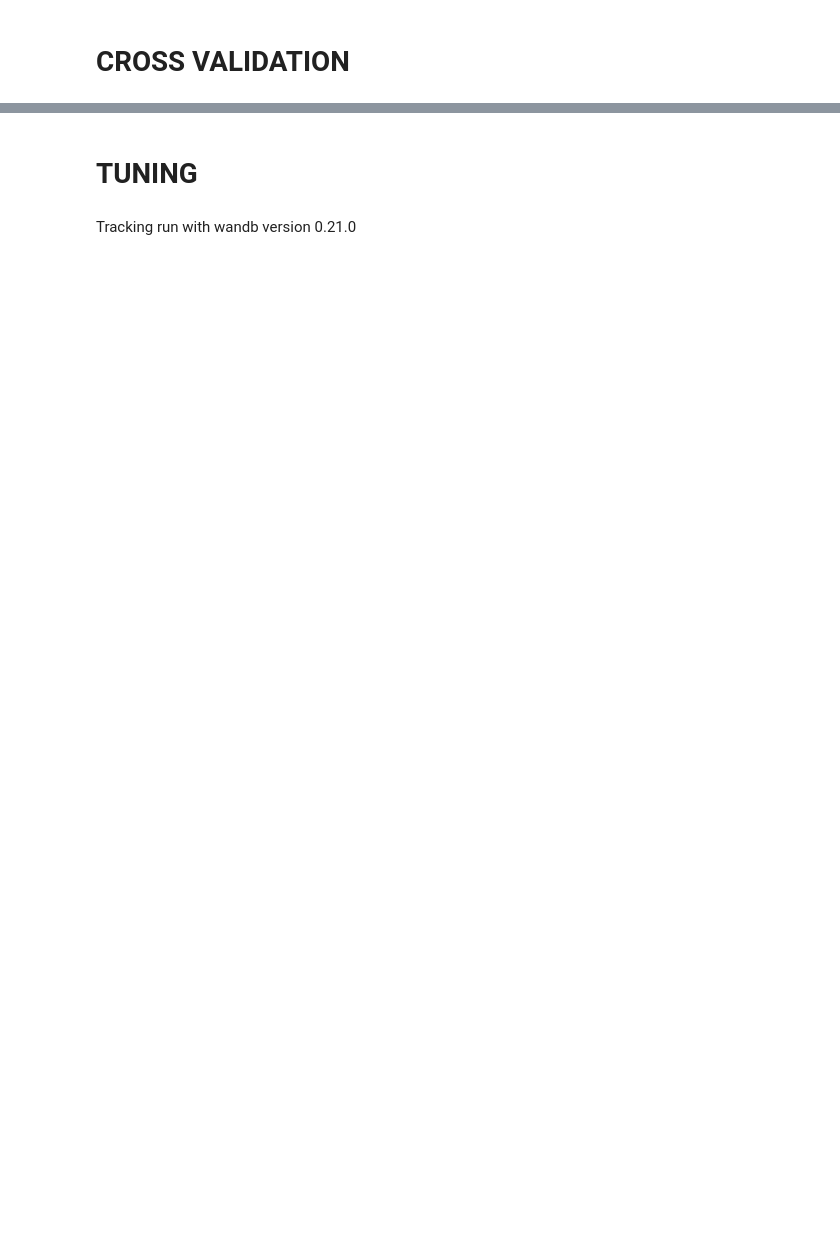
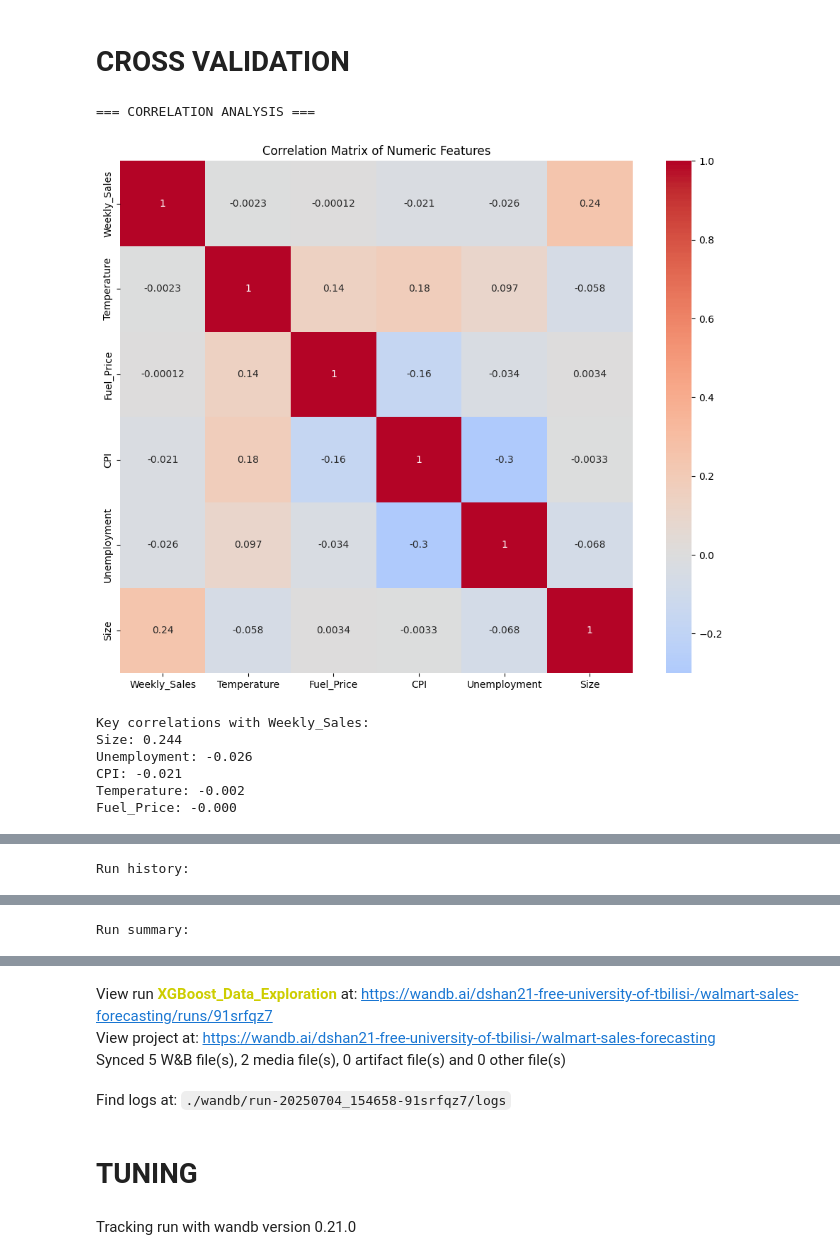
Before and after one commit to wrymp/Final-Project-Walmart-Recruiting---Store-Sales-Forecasting, a Jupyter notebook: model_experiment_XGBoost.ipynb, the cells around one changed output, grey strips where cells are left out. Saved outputs shown, nothing was run; the diff lists cells and outputs as text; code cells hidden in the pictures; blank space fills up the shorter version.

```diff
--- a/model_experiment_XGBoost.ipynb
+++ b/model_experiment_XGBoost.ipynb
@@ -381,52 +262,32 @@ Find logs at: ./wandb/run-20250703_214047-vcptey85/logs
 # %% [markdown]
 # CROSS VALIDATION
 # %%
-def weighted_mean_absolute_error(y_true, y_pred, weights=None):
-    """Calculate Weighted Mean Absolute Error (Kaggle metric)"""
-    if weights is None:
-        weights = np.ones(len(y_true))
-    return np.sum(weights * np.abs(y_true - y_pred)) / np.sum(weights)
+# Correlation analysis
+print("\n=== CORRELATION ANALYSIS ===")
+numeric_cols = ['Weekly_Sales', 'Temperature', 'Fuel_Price', 'CPI', 'Unemployment', 'Size']
+correlation_matrix = data[numeric_cols].corr()
 
-def time_series_cv_xgboost(X, y, params, n_splits=5, run_name="CV"):
-    """Time series cross-validation for XGBoost"""
-    tscv = TimeSeriesSplit(n_splits=n_splits)
-    cv_scores = []
-    fold_results = []
+plt.figure(figsize=(10, 8))
+sns.heatmap(correlation_matrix, annot=True, cmap='coolwarm', center=0, square=True)
+plt.title('Correlation Matrix of Numeric Features')
+plt.tight_layout()
+plt.savefig('correlation_matrix.png', dpi=300, bbox_inches='tight')
+wandb.log({"correlation_matrix": wandb.Image('correlation_matrix.png')})
+plt.show()
 
-    for fold, (train_idx, val_idx) in enumerate(tscv.split(X)):
-        X_train_fold, X_val_fold = X.iloc[train_idx], X.iloc[val_idx]
-        y_train_fold, y_val_fold = y[train_idx], y[val_idx]
+print("Key correlations with Weekly_Sales:")
+sales_corr = correlation_matrix['Weekly_Sales'].sort_values(key=abs, ascending=False)
+for feature, corr in sales_corr.items():
+    if feature != 'Weekly_Sales':
+        print(f"{feature}: {corr:.3f}")
 
-        # Create XGBoost datasets
-        dtrain = xgb.DMatrix(X_train_fold, label=y_train_fold)
-        dval = xgb.DMatrix(X_val_fold, label=y_val_fold)
-
-        # Train model
-        model = xgb.train(
-            params=params,
-            dtrain=dtrain,
-            num_boost_round=1000,
-            evals=[(dval, 'validation')],
-            early_stopping_rounds=50,
-            verbose_eval=False
-        )
-
-        # Predict and evaluate
-        y_pred = model.predict(dval)
-
-        # Calculate MAE
-        mae = mean_absolute_error(y_val_fold, y_pred)
-        cv_scores.append(mae)
-        fold_results.append({
-            f"fold_{fold+1}_mae": mae,
-            f"fold_{fold+1}_train_size": len(train_idx),
-            f"fold_{fold+1}_val_size": len(val_idx)
-        })
-
-        print(f"Fold {fold + 1} MAE: {mae:.4f}")
-
-    # Log fold results to wandb
-    for fold_result in fold_results:
-        wandb.log(fold_result)
-
-    return cv_scores
+wandb.finish()
+# %% [output]
+=== CORRELATION ANALYSIS ===
+[figure, added]
+Key correlations with Weekly_Sales:
+Size: 0.244
+Unemployment: -0.026
+CPI: -0.021
+Temperature: -0.002
+Fuel_Price: -0.000
@@ -432,0 +295 @@ def time_series_cv_xgboost(X, y, params, n_splits=5, run_name="CV"):
+Run history:
@@ -432,0 +308 @@ def time_series_cv_xgboost(X, y, params, n_splits=5, run_name="CV"):
+Run summary:
@@ -433,3 +321,7 @@ def time_series_cv_xgboost(X, y, params, n_splits=5, run_name="CV"):
+View run XGBoost_Data_Exploration at: https://wandb.ai/dshan21-free-university-of-tbilisi-/walmart-sales-forecasting/runs/91srfqz7
+View project at: https://wandb.ai/dshan21-free-university-of-tbilisi-/walmart-sales-forecasting
+Synced 5 W&B file(s), 2 media file(s), 0 artifact file(s) and 0 other file(s)
+Find logs at: ./wandb/run-20250704_154658-91srfqz7/logs
 # %% [markdown]
 # TUNING
 # %%
```
Also changed, not shown: parts of 20 cells of this notebook.
